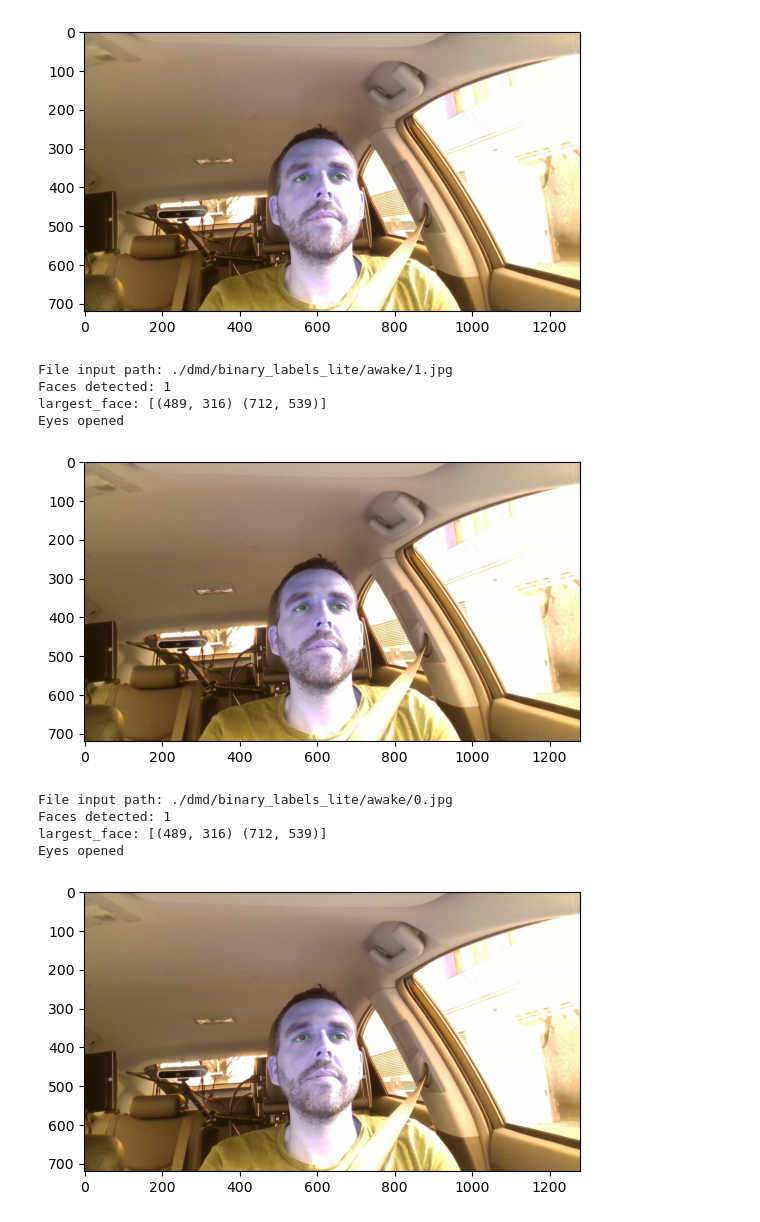
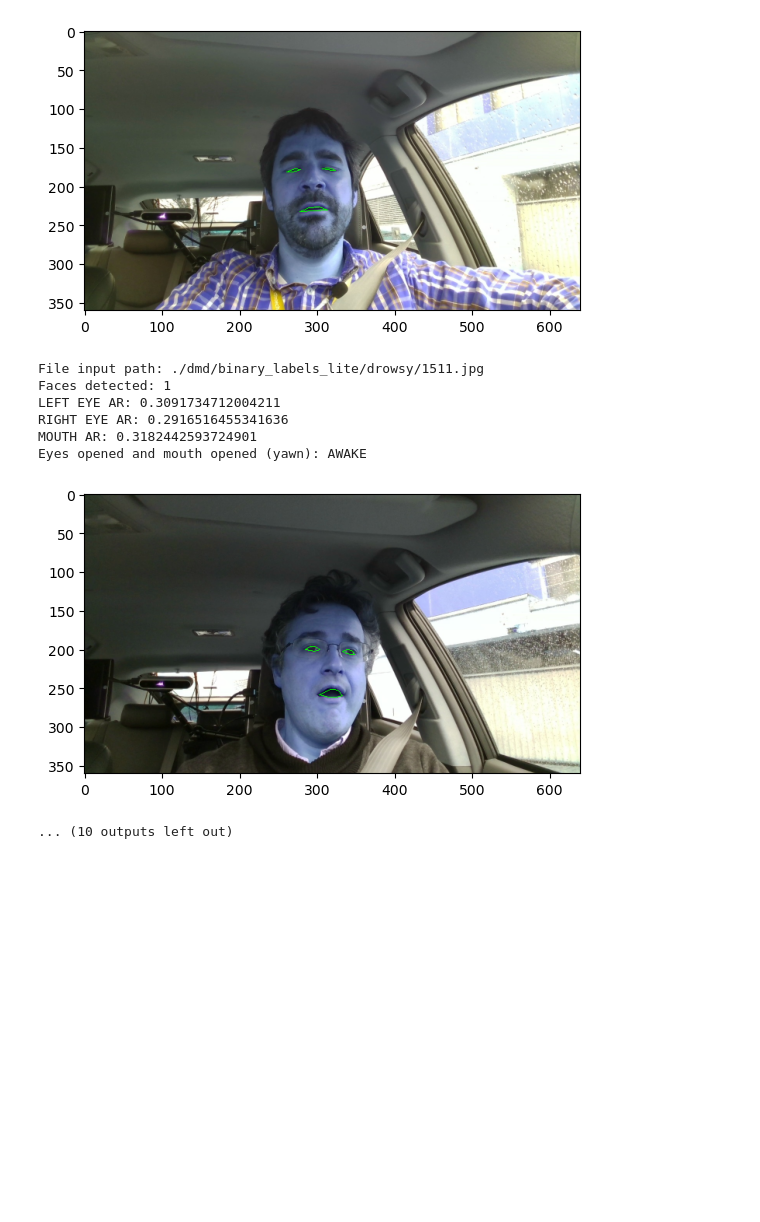
Before and after one commit to frangarcia/eyesontheroad, a Jupyter notebook: datasets/process_dataset_dlib_csv.ipynb, the cells around one changed output. Drawn from its saved outputs; the diff is of its cells as text; code cells hidden in the pictures; blank space fills up the shorter version.

```diff
--- a/datasets/process_dataset_dlib_csv.ipynb
+++ b/datasets/process_dataset_dlib_csv.ipynb
@@ -13,4 +13,5 @@ detector = dlib.get_frontal_face_detector()
 predictor = dlib.shape_predictor('dlib/shape_predictor_68_face_landmarks.dat')
 
 EYE_AR_THRESH = 0.3
+MOUTH_AR_THRESH = 0.2
 # %%
@@ -31,9 +30,9 @@ def eye_aspect_ratio(eye):
     return ear
 # %%
-def detect_face(frame):
+def detect_face_landmarks(frame):
 
-    cv2.imshow('Frame', frame)
-    # frame = imutils.resize(frame, width=640)
+    # cv2.imshow('Frame', frame)
+    frame = imutils.resize(frame, width=640)
     gray = cv2.cvtColor(frame, cv2.COLOR_BGR2GRAY)
 
     # detect faces
@@ -49,45 +48,50 @@ def detect_face(frame):
         largest_face_area = 0;
         if face.area() > largest_face_area:
             largest_face = face
-    print(f"largest_face: {largest_face}")
-    # largest_face = max(faces, key=lambda rect: rect.area())
 
-    # for face in faces:
-
-    (lStart, lEnd) = face_utils.FACIAL_LANDMARKS_IDXS["left_eye"]
-    (rStart, rEnd) = face_utils.FACIAL_LANDMARKS_IDXS["right_eye"]
+    (lStart, lEnd) = face_utils.FACIAL_LANDMARKS_IDXS['left_eye']
+    (rStart, rEnd) = face_utils.FACIAL_LANDMARKS_IDXS['right_eye']
+    (mStart, mEnd) = face_utils.FACIAL_LANDMARKS_IDXS['inner_mouth']
 
     # determine the facial landmarks for the face region, then
     # convert the facial landmark (x, y)-coordinates to a NumPy
     # array
     shape = predictor(gray, largest_face)
     shape = face_utils.shape_to_np(shape)
+
     # extract the left and right eye coordinates, then use the
     # coordinates to compute the eye aspect ratio for both eyes
     leftEye = shape[lStart:lEnd]
     rightEye = shape[rStart:rEnd]
+    mouth = shape[mStart:mEnd]
     leftEAR = eye_aspect_ratio(leftEye)
     rightEAR = eye_aspect_ratio(rightEye)
+    mouthAR = mouth_aspect_Ratio(mouth)
+    print(f"LEFT EYE AR: {leftEAR}")
+    print(f"RIGHT EYE AR: {rightEAR}")
+    print(f"MOUTH AR: {mouthAR}")
 
     # average the eye aspect ratio together for both eyes
     ear = (leftEAR + rightEAR) / 2.0
 
-    # check to see if the eye aspect ratio is below the blink
-    # threshold, and if so, increment the blink frame counter
-    if ear < EYE_AR_THRESH:
-        print(f"Eyes closed")
-    else:
-        print(f"Eyes opened")
+    if ear < EYE_AR_THRESH and mouthAR < MOUTH_AR_THRESH:
+        print(f"Eyes closed and mouth closed: DROSWY")
+    if ear < EYE_AR_THRESH and mouthAR > MOUTH_AR_THRESH:
+        print(f"Eyes closed and mouth opened: DROWSY")
+    if ear > EYE_AR_THRESH and mouthAR > MOUTH_AR_THRESH:
+        print(f"Eyes opened and mouth opened (yawn): AWAKE")
+    if ear > EYE_AR_THRESH and mouthAR < MOUTH_AR_THRESH:
+        print(f"Eyes opened and mouth closed: AWAKE")
 
     # compute the convex hull for the left and right eye, then
     # visualize each of the eyes
     leftEyeHull = cv2.convexHull(leftEye)
     rightEyeHull = cv2.convexHull(rightEye)
+    mouthHull = cv2.convexHull(mouth)
     cv2.drawContours(frame, [leftEyeHull], -1, (0, 255, 0), 1)
     cv2.drawContours(frame, [rightEyeHull], -1, (0, 255, 0), 1)
+    cv2.drawContours(frame, [mouthHull], -1, (0, 255, 0), 1)
 
-
-    # largest_face = max(faces, key=lambda rect: rect.area())
     return frame
 # %%
 file_paths = glob2.glob(DATASET + '/**/*.jpg')
@@ -95,8 +99,9 @@ file_paths = glob2.glob(DATASET + '/**/*.jpg')
 for i, file_path in enumerate(file_paths):
     print(f"File input path: {file_path}")
     img = cv2.imread(file_path)
-    img = detect_face(img)
+    img = detect_face_landmarks(img)
     if img is not None:
         plt.imshow(img)
         plt.show()
+        print ('\n')
 # %% [output]
@@ -131,11 +142,9 @@ Eyes opened
-[figure, old version]
+[figure, new version]
-File input path: ./dmd/binary_labels_lite/awake/1.jpg
+File input path: ./dmd/binary_labels_lite/drowsy/1511.jpg
 Faces detected: 1
-largest_face: [(489, 316) (712, 539)]
-Eyes opened
+LEFT EYE AR: 0.3091734712004211
+RIGHT EYE AR: 0.2916516455341636
+MOUTH AR: 0.3182442593724901
+Eyes opened and mouth opened (yawn): AWAKE
-[figure, old version]
+[figure, new version]
-File input path: ./dmd/binary_labels_lite/awake/0.jpg
-Faces detected: 1
-largest_face: [(489, 316) (712, 539)]
-Eyes opened
+... (10 outputs left out)
-[figure, removed]
```
Also changed, not shown: parts of 2 cells of this notebook.
